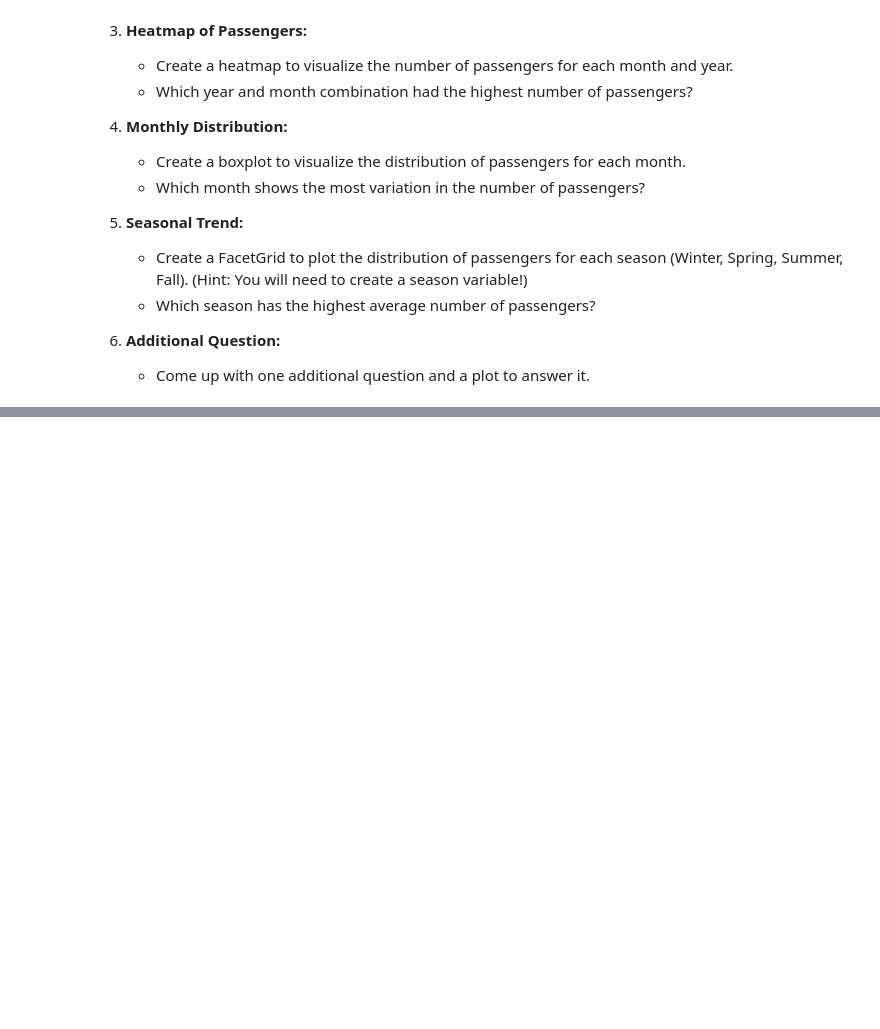
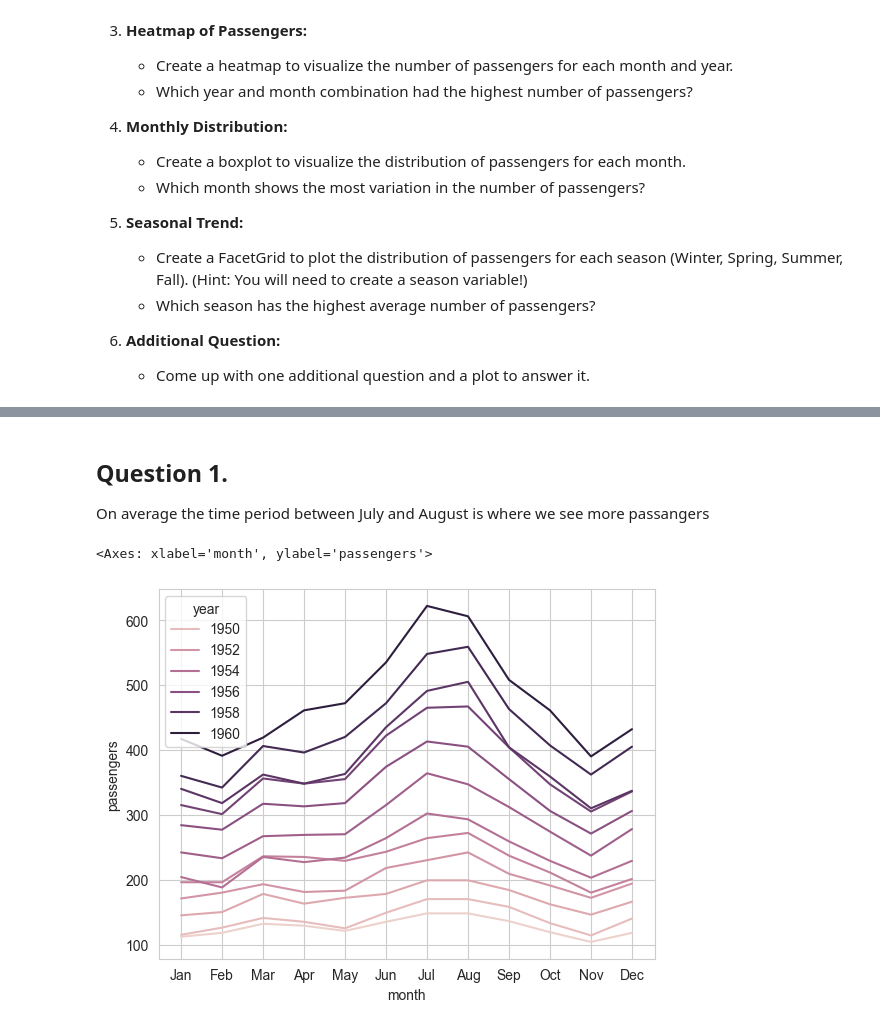
Before and after one commit to mn-munoz/cs180-winter25, a Jupyter notebook: notebooks/04b-seaborn.ipynb, the cells around one changed output, grey strips where cells are left out. Saved outputs shown, nothing was run; the diff lists cells and outputs as text; code cells hidden in the pictures; blank space fills up the shorter version.

```diff
--- a/notebooks/04b-seaborn.ipynb
+++ b/notebooks/04b-seaborn.ipynb
@@ -439,0 +454,8 @@ flights.head()
+# %% [markdown]
+## Question 1.
+On average the time period between July and August is where we see more passangers
+# %%
+sns.lineplot(data = flights, x = 'month', y = 'passengers', hue = 'year')
+# %% [output]
+<Axes: xlabel='month', ylabel='passengers'>
+[figure, added]
```
Also changed, not shown: parts of 5 cells of this notebook.
